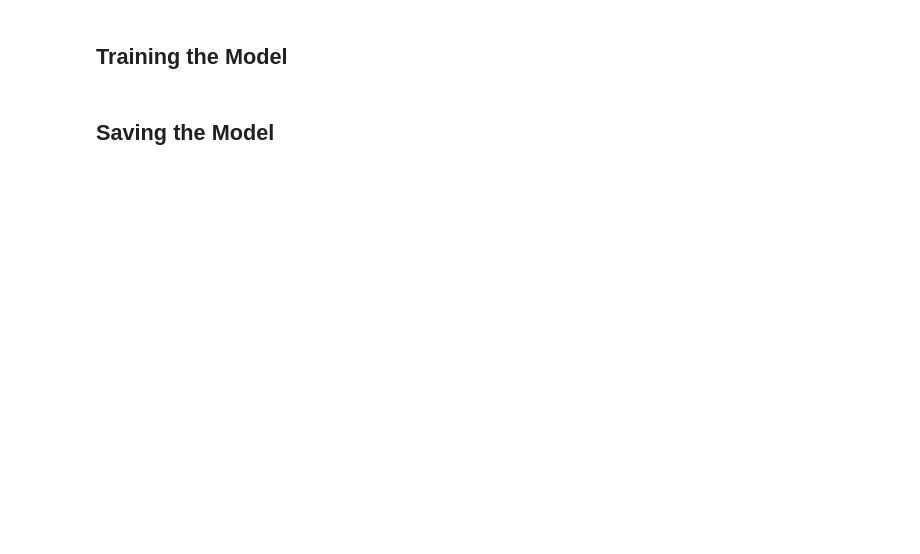
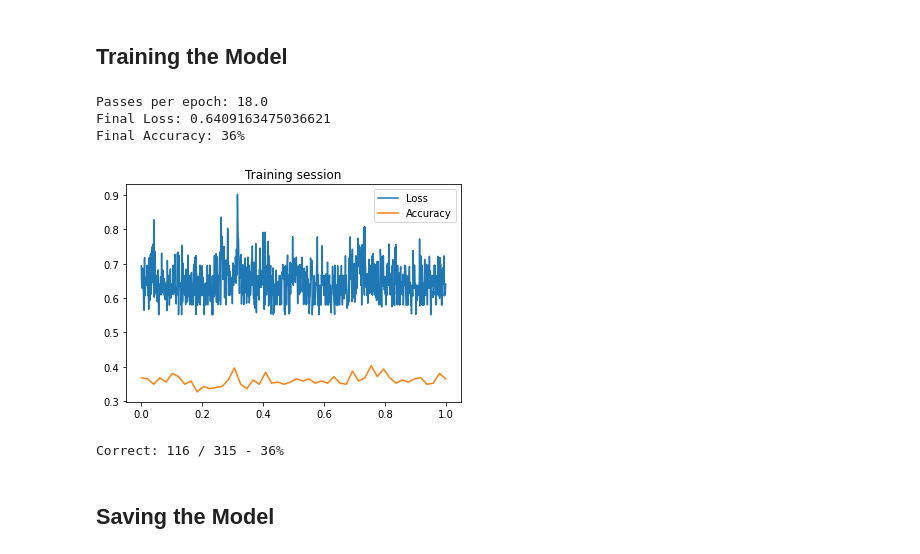
Before and after one commit to jaredloomis/neurothink, a Jupyter notebook: EEG/Muse-EEG-direction-thought.ipynb, the cells around one changed output. Drawn from its saved outputs; the diff is of its cells as text; code cells hidden in the pictures; blank space fills up the shorter version.

Commit message:
Contiue work on direction of thought detection

```diff
--- a/EEG/Muse-EEG-direction-thought.ipynb
+++ b/EEG/Muse-EEG-direction-thought.ipynb
@@ -64,19 +64,14 @@ def transform_normalize(data):
 
 batch_size = 35
 
+# XXX TODO: modify EEGSurveyDataset to return one-hot labels.
 # Create PyTorch Datasets
-ds1 = EEGSurveyDataset("../data/muse2-recordings/surveys/Eyes open-closed Jared 2021-06-27 15:35:13.033803", 7665, transform=transform_normalize)
-ds2 = EEGSurveyDataset("../data/muse2-recordings/surveys/Eyes open-closed Jared 2021-06-27 15:42:18.386982", 7665, transform=transform_normalize)
-ds3 = EEGSurveyDataset("../data/muse2-recordings/surveys/Eyes open-closed Jared 2021-06-27 16:30:50.691073", 7665, transform=transform_normalize)
-ds4 = EEGSurveyDataset("../data/muse2-recordings/surveys/Eyes open-closed Jared 2021-06-27 16:35:02.095245", 7665, transform=transform_normalize)
-ds5 = EEGSurveyDataset("../data/muse2-recordings/surveys/Eyes open-closed Jared 2021-06-27 16:50:59.722742", 7665, transform=transform_normalize)
-ds6 = EEGSurveyDataset("../data/muse2-recordings/surveys/Eyes open-closed Jared 2021-06-27 16:55:04.568128", 7665, transform=transform_normalize)
-ds7 = EEGSurveyDataset("../data/muse2-recordings/surveys/Eyes open-closed Jared 2021-06-27 17:56:48.686557", 7665, transform=transform_normalize)
-ds8 = EEGSurveyDataset("../data/muse2-recordings/surveys/Eyes open-closed Jared 2021-06-27 18:00:38.062883", 7665, transform=transform_normalize)
-ds9 = EEGSurveyDataset("../data/muse2-recordings/surveys/Eyes open-closed Jared 2021-06-27 18:04:25.933181", 7665, transform=transform_normalize)
-ds1, ds2, ds3, ds4, ds5, ds6, ds7, ds8, ds9 = ChunkedDataset(ds1, batch_size), ChunkedDataset(ds2, batch_size), ChunkedDataset(ds3, batch_size), ChunkedDataset(ds4, batch_size), ChunkedDataset(ds5, batch_size), ChunkedDataset(ds6, batch_size), ChunkedDataset(ds7, batch_size), ChunkedDataset(ds8, batch_size), ChunkedDataset(ds9, batch_size)
-train_dataset = MultiDataset([ds1, ds2, ds3, ds4, ds5, ds9, ds8])
-test_dataset = MultiDataset([ds6, ds7])
+ds1 = EEGSurveyDataset("../data/muse2-recordings/surveys/Left-Right Thoughts Jared 2021-06-28 20:58:50.989498", 7665, transform=transform_normalize)
+ds2 = EEGSurveyDataset("../data/muse2-recordings/surveys/Left-Right Thoughts Jared 2021-06-30 11:59:08.126713", 7665, transform=transform_normalize)
+ds3 = EEGSurveyDataset("../data/muse2-recordings/surveys/Left-Right Thoughts Jared 2021-07-01 16:34:42.871336", 7665, transform=transform_normalize)
+ds1, ds2, ds3 = ChunkedDataset(ds1, batch_size), ChunkedDataset(ds2, batch_size), ChunkedDataset(ds3, batch_size)
+train_dataset = MultiDataset([ds1, ds3])
+test_dataset = MultiDataset([ds2])
 # Create DataLoaders
 train_dataloader = DataLoader(train_dataset, batch_size=batch_size, shuffle=True, num_workers=4)
 test_dataloader = DataLoader(test_dataset, batch_size=batch_size, shuffle=True, num_workers=4)
@@ -88,7 +83,7 @@ import torch.nn as nn
 import torch.nn.functional as F
 
 n_channels = 4
-n_outputs = 2
+n_outputs = 3
 
 # Create model
 net = nn.Sequential(
@@ -130,5 +125,6 @@ for i, data in enumerate(train_dataloader, 0):
     features, labels = data
     print("Model input shape:", features.shape)
     out = net(features.float())
+    print(out)
     print("Model output shape:", out.shape)
     break
@@ -144,7 +158,7 @@ criterion = nn.CrossEntropyLoss()
 optimizer = optim.Adam(net.parameters(), lr=0.001)
 
 # Train for n epochs
-n = 80
+n = 50
 test_while_training = True
 
 loss_history = []
@@ -171,39 +185,44 @@ for epoch in tqdm(range(n)):
 
         # Optimize
         optimizer.step()
 
         count += 1
 
     # Evaluate the model against the test dataset
     if test_while_training:
         total = 0
         correct = 0
         with torch.no_grad():
             for i, data in enumerate(test_dataloader, 0):
                 features, labels = data
                 out = net(features.float())
+                #print(labels.shape)
                 preds = F.log_softmax(out, dim=1).argmax(dim=1)
                 total += labels.size(0)
                 correct += (preds == labels).sum().item()
 
         eval_history.append(correct / total)
 
 %matplotlib inline
 plt.title("Training session")
 print("Passes per epoch:", count / n)
 print("Final Loss:", loss_history[-1])
 plt.plot(np.linspace(0, 1, len(loss_history)), loss_history, label="Loss")
 if test_while_training:
     print(f"Final Accuracy: {int(100*eval_history[-1])}%")
     plt.plot(np.linspace(0, 1, len(eval_history)), eval_history, label="Accuracy")
 plt.legend()
 plt.show()
+# %% [output]
+Passes per epoch: 18.0
+Final Loss: 0.6409163475036621
+Final Accuracy: 36%
+[figure, added]
 # %%
 net.eval()
 total = 0
 correct = 0
 with torch.no_grad():
-    Model input shape: torch.Size([35, 4, 219])
     for i, data in enumerate(test_dataloader, 0):
         features, labels = data
         out = net(features.float())
@@ -213,6 +232,8 @@ with torch.no_grad():
 
 model_accuracy = int(correct / total * 100)
 print("Correct:", correct, "/", total, "-", f"{model_accuracy}%")
+# %% [output]
+Correct: 116 / 315 - 36%
 # %% [markdown]
 ## Saving the Model
 # %%
```
Also changed, not shown: parts of 3 cells of this notebook, 7 other files.
